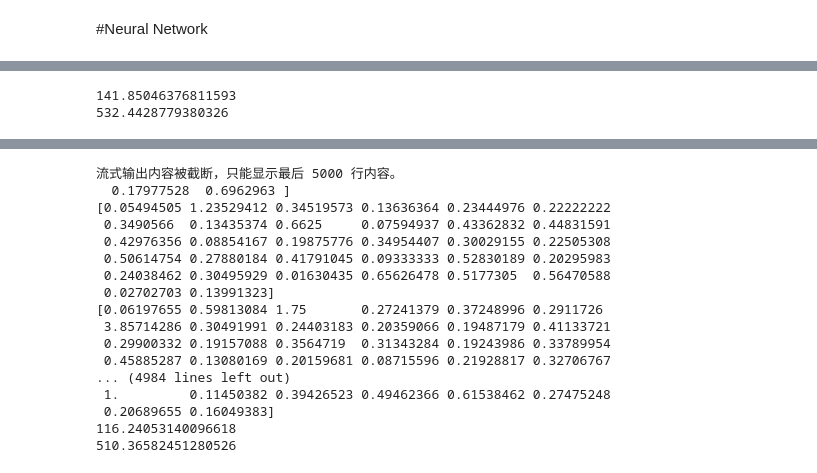
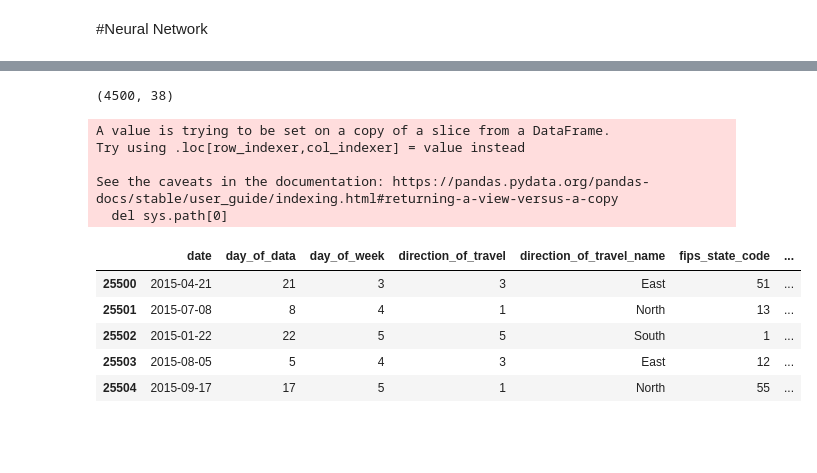
Before and after one commit to JinyiChenUofT/DiscoverAI-OPCity, a Jupyter notebook: Traffic_flow_pred_new.ipynb, the cells around one changed output, grey strips where cells are left out. Drawn from its saved outputs; the diff is of its cells as text; code cells hidden in the pictures; blank space fills up the shorter version.

Commit message:
add create estimated file

```diff
--- a/Traffic_flow_pred_new.ipynb
+++ b/Traffic_flow_pred_new.ipynb
@@ -335,20 +341,6 @@ def zero_out_feature_fixed(records, col):
     """
     records[:, col:24] = 0
     return records
-# %%
-val = np.array([])
-Encoder.load_state_dict(torch.load('Encoder_Decoder_Batchsize16_lr0.01_epoch28_betas(0.9, 0.999)'))
-for col in range(23):
-  for data in test_loader:
-    data_zero = zero_out_feature_fixed(data.clone(), col+1) # zero out one categorical feature
-    recon = Encoder(data_zero.to(device))
-    diff= np.absolute(recon.cpu().detach().numpy().astype(np.int32) - data.detach().numpy().astype(np.int32))
-    val = np.hstack((val,diff[:,col+1]))
-print(np.mean(val))
-print(np.std(val))
-# %% [output]
-141.85046376811593
-532.4428779380326
 # %%
 class AutoEncoder_2(nn.Module):
   def __init__(self):
@@ -438,35 +430,39 @@ Epoch 30: Train loss: 102897.22226086853 Train flow loss: 123.86283134920635 |Va
 Finished Training
 # %%
 !cp -r /content/Encoder_Decoder_2_Batchsize32_lr0\.01_epoch28_betas\(0.9,\ 0.999\) /content/drive/My\ Drive/
+# %%
+new_df = pd.read_csv('/content/dot_traffic_2015.txt.gz', compression='gzip', header=0, sep=',', quotechar='"')
+# %%
+test_df = new_df.iloc[25500:30000,:]
+test_df.shape
+# %% [output]
+(4500, 38)
 # %%
 val = np.array([])
-Encoder_2.load_state_dict(torch.load('Encoder_Decoder_2_Batchsize32_lr0.01_epoch28_betas(0.9, 0.999)'))
-
+Encoder_2=AutoEncoder_2().to(device)
+Encoder_2.load_state_dict(torch.load('/content/drive/My Drive/Encoder_Decoder_2_Batchsize32_lr0.01_epoch28_betas(0.9, 0.999)'))
+test_loader =torch.utils.data.DataLoader(test_data,batch_size=32)
 for col in range(23):
+  col_data = []
   for data in test_loader:
     data_zero = zero_out_feature_fixed(data.clone(), col+1) # zero out one categorical feature
     recon = Encoder_2(data_zero.to(device))
     est = recon.cpu().detach().numpy().astype(np.int32)
-    target = data.detach().numpy().astype(np.int32)
-    diff= np.absolute(est - target)
-    val = np.hstack((val,diff[:,col+1]))
-print(np.mean(val))
-print(np.std(val))
+    col_data.append(est[:,col+1])
+  col_result = np.concatenate(col_data)
+  test_df['traffic_volume_estimate_after_'+str(col*100+100).zfill(4)+'_to_'+str(col*100+200).zfill(4)]=col_result
 # %% [output]
-流式输出内容被截断，只能显示最后 5000 行内容。
-  0.17977528  0.6962963 ]
-[0.05494505 1.23529412 0.34519573 0.13636364 0.23444976 0.22222222
- 0.3490566  0.13435374 0.6625     0.07594937 0.43362832 0.44831591
- 0.42976356 0.08854167 0.19875776 0.34954407 0.30029155 0.22505308
- 0.50614754 0.27880184 0.41791045 0.09333333 0.52830189 0.20295983
- 0.24038462 0.30495929 0.01630435 0.65626478 0.5177305  0.56470588
- 0.02702703 0.13991323]
-[0.06197655 0.59813084 1.75       0.27241379 0.37248996 0.2911726
- 3.85714286 0.30491991 0.24403183 0.20359066 0.19487179 0.41133721
- 0.29900332 0.19157088 0.3564719  0.31343284 0.19243986 0.33789954
- 0.45885287 0.13080169 0.20159681 0.08715596 0.21928817 0.32706767
-... (4984 lines left out)
- 1.         0.11450382 0.39426523 0.49462366 0.61538462 0.27475248
- 0.20689655 0.16049383]
-116.24053140096618
-510.36582451280526
+A value is trying to be set on a copy of a slice from a DataFrame.
+Try using .loc[row_indexer,col_indexer] = value instead
+
+See the caveats in the documentation: https://pandas.pydata.org/pandas-docs/stable/user_guide/indexing.html#returning-a-view-versus-a-copy
+  del sys.path[0]
+# %%
+test_df[:5]
+# %% [output]
+|  | date | day_of_data | day_of_week | direction_of_travel | direction_of_travel_name | fips_state_code | ... |
+| 25500 | 2015-04-21 | 21 | 3 | 3 | East | 51 | ... |
+| 25501 | 2015-07-08 | 8 | 4 | 1 | North | 13 | ... |
+| 25502 | 2015-01-22 | 22 | 5 | 5 | South | 1 | ... |
+| 25503 | 2015-08-05 | 5 | 4 | 3 | East | 12 | ... |
+| 25504 | 2015-09-17 | 17 | 5 | 1 | North | 55 | ... |
```
Also changed, not shown: parts of 4 cells of this notebook.
